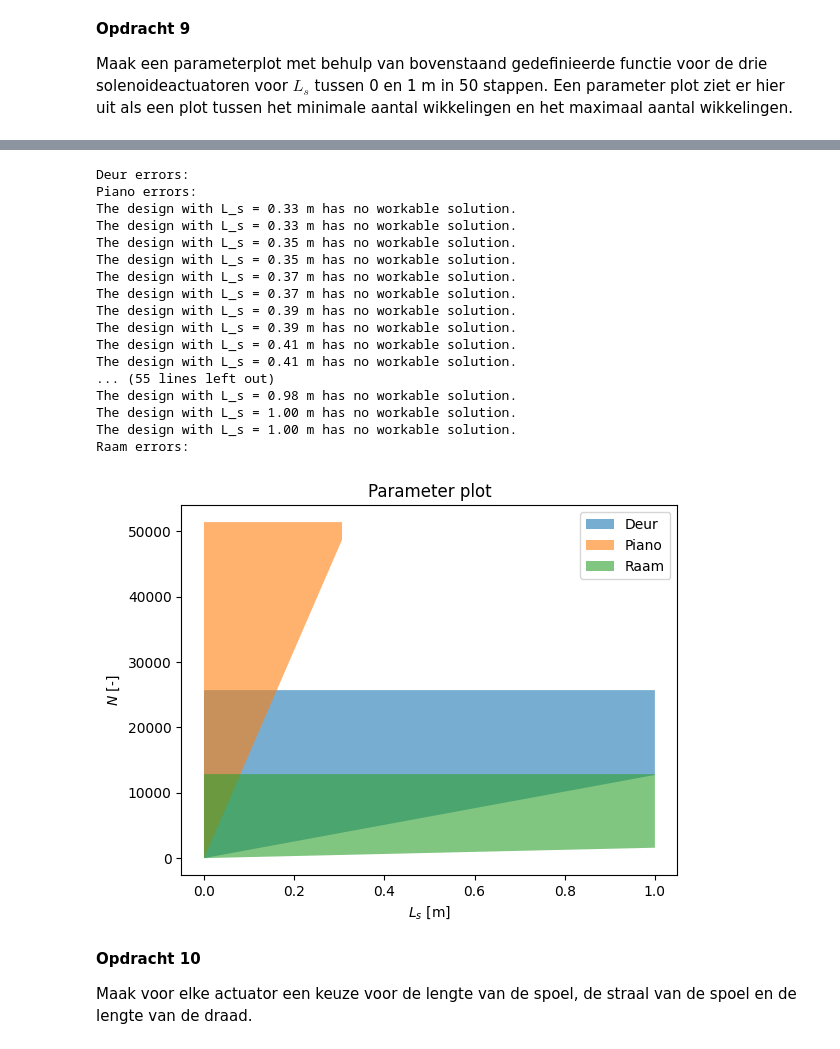
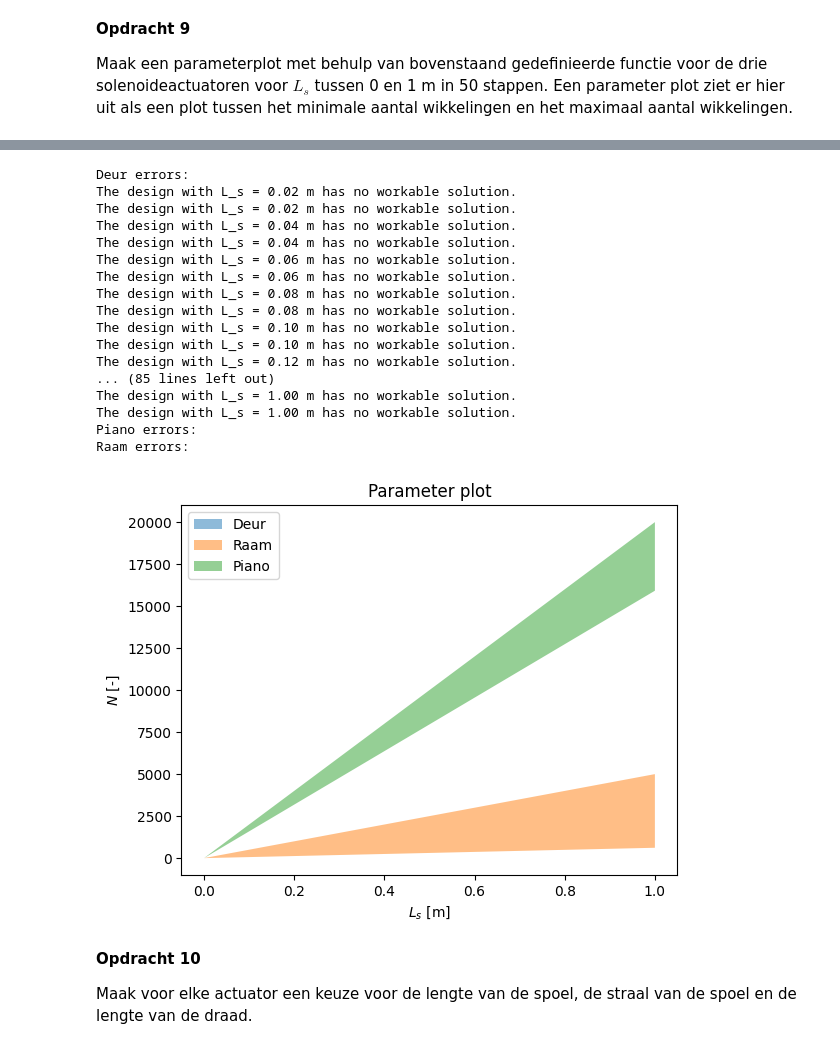
Before and after one commit to thaak123/THAAK-opdrachten-DEF-D, a Jupyter notebook: 2KrachtactuatorOpdracht/2KrachtactuatorOpdracht/KrachtactuatorOpdracht.ipynb, the cells around one changed output, grey strips where cells are left out. Saved outputs shown, nothing was run; the diff lists cells and outputs as text; code cells hidden in the pictures.

```diff
--- a/2KrachtactuatorOpdracht/2KrachtactuatorOpdracht/KrachtactuatorOpdracht.ipynb
+++ b/2KrachtactuatorOpdracht/2KrachtactuatorOpdracht/KrachtactuatorOpdracht.ipynb
@@ -245,13 +245,13 @@ Plaats hier een png met jullie eventuele analytische afleiding.
 # %%
 ### BEGIN SOLUTION
 
-def aantal_wikkelingen(L_s, r_s, r_d, I):
+def aantal_wikkelingen(L_s, r_s, r_d, I, F):
     # Voeg hieronder de formules voor het maximum en minimum aantal wikkelingen.
-    N_min = np.sqrt((2*F_deur*L_s**2)/(np.pi * r_s**2 * mu_0*(mu_r_ijzer - 1)*I**2))
+    N_min = np.sqrt((2*F*L_s**2)/(np.pi * r_s**2 * mu_0*(mu_r_ijzer - 1)*I**2))
     N_max_1 = L_s / r_d
     N_max_2 = l_deur / (np.pi * r_d)
 
-    N_max = max(N_max_1, N_max_2)
+    N_max = min(N_max_1, N_max_2)
 
     if N_min > N_max:
     ## Als het ontwerp niet mogelijk is.
@@ -277,21 +277,3 @@ Text(0, 0.5, 'y')
 **Opdracht 9**
 
 Maak een parameterplot met behulp van bovenstaand gedefinieerde functie voor de drie solenoideactuatoren voor $L_s$ tussen 0 en 1 m in 50 stappen. Een parameter plot ziet er hier uit als een plot tussen het minimale aantal wikkelingen en het maximaal aantal wikkelingen.
-# %%
-L_s_arr = np.linspace(0,1,50)
-
-N_min_arr = []
-N_max_arr = []
-
-for i in L_s_arr:
-    N_min = aantal_wikkelingen(i, r_deur, r_draad_deur, I_deur)[0] # Minimale eis
-    N_max = aantal_wikkelingen(i, r_deur, r_draad_deur, I_deur)[1] # Maximale eis
-    N_min_arr.append(N_min)
-    N_max_arr.append(N_max)
-
-plt.figure()
-plt.fill_between(L_s_arr, N_min_arr, N_max_arr) # De ruimte tussen de eisen vullen
-plt.title("Parameter plot voor deur actuator")
-plt.xlabel(r"$L_s$ [m]")
-plt.ylabel(r"$N$ [-]")
-plt.show()
@@ -307,56 +287,56 @@ N_max_arr_piano = []
 N_min_arr_raam = []
 N_max_arr_raam = []
 
 print("Deur errors:")
 for i in L_s_arr:
-    N_min_deur = aantal_wikkelingen(i, r_deur, r_draad_deur, I_deur)[0] # Minimale eis
-    N_max_deur = aantal_wikkelingen(i, r_deur, r_draad_deur, I_deur)[1] # Maximale eis
+    N_min_deur = aantal_wikkelingen(i, r_deur, r_draad_deur, I_deur, F_deur)[0] # Minimale eis
+    N_max_deur = aantal_wikkelingen(i, r_deur, r_draad_deur, I_deur, F_deur)[1] # Maximale eis
     N_min_arr_deur.append(N_min_deur)
     N_max_arr_deur.append(N_max_deur)
 
 print("Piano errors:")
 for i in L_s_arr:
-    N_min_piano = aantal_wikkelingen(i, r_piano, r_draad_piano, I_piano)[0] # Minimale eis
-    N_max_piano = aantal_wikkelingen(i, r_piano, r_draad_piano, I_piano)[1] # Maximale eis
+    N_min_piano = aantal_wikkelingen(i, r_piano, r_draad_piano, I_piano, F_piano)[0] # Minimale eis
+    N_max_piano = aantal_wikkelingen(i, r_piano, r_draad_piano, I_piano, F_piano)[1] # Maximale eis
     N_min_arr_piano.append(N_min_piano)
     N_max_arr_piano.append(N_max_piano)
 
 print("Raam errors:")
 for i in L_s_arr:
-    N_min_raam = aantal_wikkelingen(i, r_raam, r_draad_raam, I_raam)[0] # Minimale eis
-    N_max_raam = aantal_wikkelingen(i, r_raam, r_draad_raam, I_raam)[1] # Maximale eis
+    N_min_raam = aantal_wikkelingen(i, r_raam, r_draad_raam, I_raam, F_raam)[0] # Minimale eis
+    N_max_raam = aantal_wikkelingen(i, r_raam, r_draad_raam, I_raam, F_raam)[1] # Maximale eis
     N_min_arr_raam.append(N_min_raam)
     N_max_arr_raam.append(N_max_raam)
 
 
 plt.figure()
-plt.fill_between(L_s_arr, N_min_arr_deur, N_max_arr_deur, alpha = 0.6, label="Deur") # De ruimte tussen de eisen vullen
-plt.fill_between(L_s_arr, N_min_arr_piano, N_max_arr_piano, alpha = 0.6, label="Piano") # De ruimte tussen de eisen vullen
-plt.fill_between(L_s_arr, N_min_arr_raam, N_max_arr_raam, alpha = 0.6, label="Raam") # De ruimte tussen de eisen vullen
+plt.fill_between(L_s_arr, N_min_arr_deur, N_max_arr_deur, alpha = 0.5, label="Deur") # De ruimte tussen de eisen vullen
+plt.fill_between(L_s_arr, N_min_arr_raam, N_max_arr_raam, alpha = 0.5, label="Raam") # De ruimte tussen de eisen vullen
+plt.fill_between(L_s_arr, N_min_arr_piano, N_max_arr_piano, alpha = 0.5, label="Piano") # De ruimte tussen de eisen vullen
 plt.title("Parameter plot")
 plt.xlabel(r"$L_s$ [m]")
 plt.ylabel(r"$N$ [-]")
 plt.legend()
 plt.show()
 # %% [output]
 Deur errors:
-Piano errors:
-The design with L_s = 0.33 m has no workable solution.
-The design with L_s = 0.33 m has no workable solution.
-The design with L_s = 0.35 m has no workable solution.
-The design with L_s = 0.35 m has no workable solution.
-The design with L_s = 0.37 m has no workable solution.
-The design with L_s = 0.37 m has no workable solution.
-The design with L_s = 0.39 m has no workable solution.
-The design with L_s = 0.39 m has no workable solution.
-The design with L_s = 0.41 m has no workable solution.
-The design with L_s = 0.41 m has no workable solution.
-... (55 lines left out)
-The design with L_s = 0.98 m has no workable solution.
+The design with L_s = 0.02 m has no workable solution.
+The design with L_s = 0.02 m has no workable solution.
+The design with L_s = 0.04 m has no workable solution.
+The design with L_s = 0.04 m has no workable solution.
+The design with L_s = 0.06 m has no workable solution.
+The design with L_s = 0.06 m has no workable solution.
+The design with L_s = 0.08 m has no workable solution.
+The design with L_s = 0.08 m has no workable solution.
+The design with L_s = 0.10 m has no workable solution.
+The design with L_s = 0.10 m has no workable solution.
+The design with L_s = 0.12 m has no workable solution.
+... (85 lines left out)
 The design with L_s = 1.00 m has no workable solution.
 The design with L_s = 1.00 m has no workable solution.
+Piano errors:
 Raam errors:
-[figure, old version]
+[figure, new version]
 # %% [markdown]
 **Opdracht 10**
 
```
Also changed, not shown: parts of 3 cells of this notebook.
